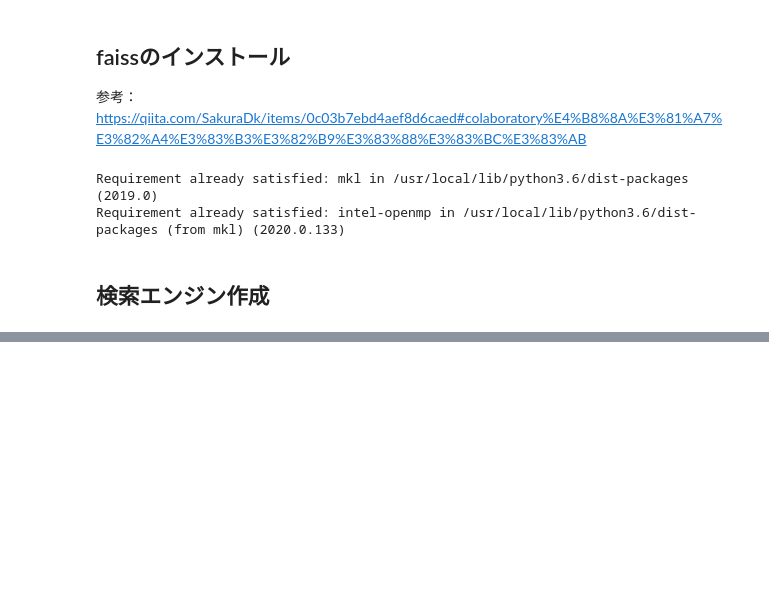
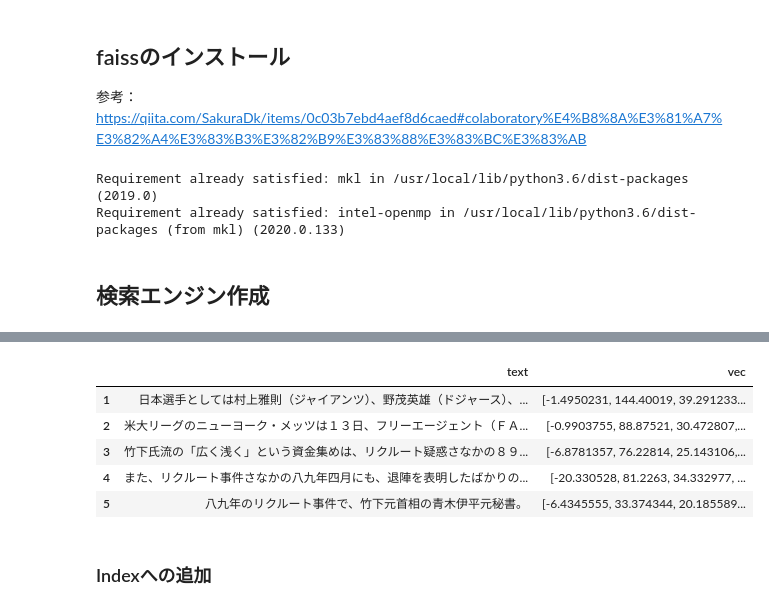
Before and after one commit to Itsuki-Hamano123/experiment_search_engine, a Jupyter notebook: elmo_search_engine.ipynb, the cells around one changed output, grey strips where cells are left out. Cells and saved outputs as stored; diff of their text form; code cells hidden in the pictures; blank space fills up the shorter version.

```diff
--- a/elmo_search_engine.ipynb
+++ b/elmo_search_engine.ipynb
@@ -309,0 +314,10 @@ import faiss
+# %%
+DATA_DIR = "./datasets"
+DATA_PATH = "a_ntcir_all_data.csv"
+TEXT_COLUMN = "text"
+
+headers = [TEXT_COLUMN]
+register_documents = pd.read_csv(DATA_DIR+"/"+DATA_PATH, names=headers)
+print("データ件数:{size}".format(size=len(register_documents)))
+register_documents.index = register_documents.index + 1
+register_documents.head()
@@ -309,0 +334,4 @@ import faiss
+# %%
+register_documents_words_vec = predict_word_vec(elmo_model, register_documents[TEXT_COLUMN].values)
+register_documents_vec = calc_doc_vec(register_documents_words_vec)
+print("各文書のベクトルの次元数確認{shape}".format(shape=register_documents_vec[0].shape))
@@ -309,0 +347,12 @@ import faiss
+# %%
+register_documents["vec"] = register_documents_vec
+register_documents.head()
+# %% [output]
+|  | text | vec |
+| 1 | 日本選手としては村上雅則（ジャイアンツ）、野茂英雄（ドジャース）、... | [-1.4950231, 144.40019, 39.291233... |
+| 2 | 米大リーグのニューヨーク・メッツは１３日、フリーエージェント（ＦＡ... | [-0.9903755, 88.87521, 30.472807,... |
+| 3 | 竹下氏流の「広く浅く」という資金集めは、リクルート疑惑さなかの８９... | [-6.8781357, 76.22814, 25.143106,... |
+| 4 | また、リクルート事件さなかの八九年四月にも、退陣を表明したばかりの... | [-20.330528, 81.2263, 34.332977, ... |
+| 5 | 八九年のリクルート事件で、竹下元首相の青木伊平元秘書。 | [-6.4345555, 33.374344, 20.185589... |
+# %% [markdown]
+### Indexへの追加
```
Also changed, not shown: parts of 9 cells of this notebook.
